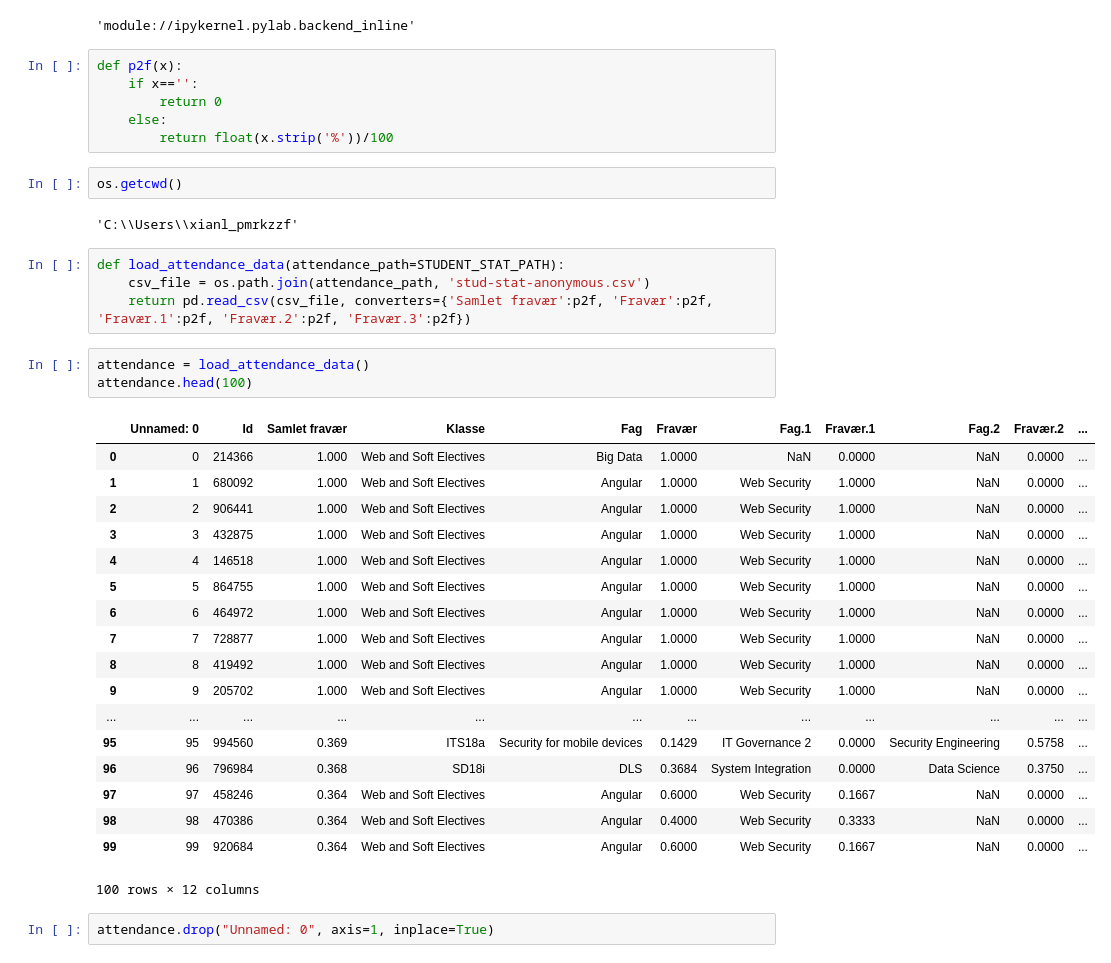
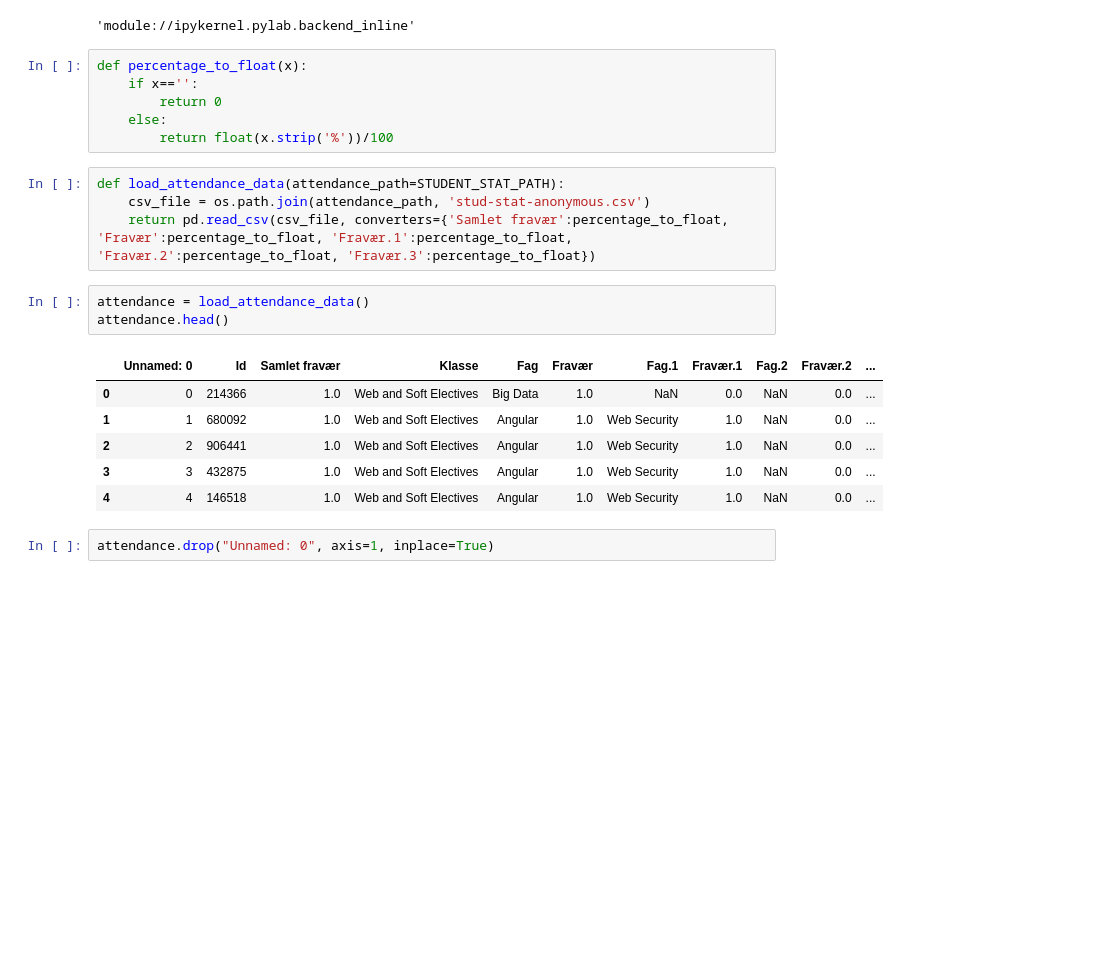
Before and after one commit to FirstPlaygroundAndThenIcecream/PBA_Semester_01, a Jupyter notebook: Data Science/Stud_Stat_k_mean.ipynb, the cells around one changed output. Drawn from its saved outputs; the diff is of its cells as text; blank space fills up the shorter version.

```diff
--- a/Data Science/Stud_Stat_k_mean.ipynb
+++ b/Data Science/Stud_Stat_k_mean.ipynb
@@ -13,40 +13,24 @@ matplotlib.get_backend()
 # %% [output]
 'module://ipykernel.pylab.backend_inline'
 # %%
-def p2f(x):
+def percentage_to_float(x):
     if x=='':
         return 0
     else:
         return float(x.strip('%'))/100
-# %%
-os.getcwd()
-# %% [output]
-'C:\\Users\\xianl_pmrkzzf'
 # %%
 def load_attendance_data(attendance_path=STUDENT_STAT_PATH):
     csv_file = os.path.join(attendance_path, 'stud-stat-anonymous.csv')
-    return pd.read_csv(csv_file, converters={'Samlet fravær':p2f, 'Fravær':p2f, 'Fravær.1':p2f, 'Fravær.2':p2f, 'Fravær.3':p2f})
+    return pd.read_csv(csv_file, converters={'Samlet fravær':percentage_to_float, 'Fravær':percentage_to_float, 'Fravær.1':percentage_to_float, 'Fravær.2':percentage_to_float, 'Fravær.3':percentage_to_float})
 # %%
 attendance = load_attendance_data()
-attendance.head(100)
+attendance.head()
 # %% [output]
 |  | Unnamed: 0 | Id | Samlet fravær | Klasse | Fag | Fravær | Fag.1 | Fravær.1 | Fag.2 | Fravær.2 | ... |
-| 0 | 0 | 214366 | 1.000 | Web and Soft Electives | Big Data | 1.0000 | NaN | 0.0000 | NaN | 0.0000 | ... |
-| 1 | 1 | 680092 | 1.000 | Web and Soft Electives | Angular | 1.0000 | Web Security | 1.0000 | NaN | 0.0000 | ... |
-| 2 | 2 | 906441 | 1.000 | Web and Soft Electives | Angular | 1.0000 | Web Security | 1.0000 | NaN | 0.0000 | ... |
-| 3 | 3 | 432875 | 1.000 | Web and Soft Electives | Angular | 1.0000 | Web Security | 1.0000 | NaN | 0.0000 | ... |
-| 4 | 4 | 146518 | 1.000 | Web and Soft Electives | Angular | 1.0000 | Web Security | 1.0000 | NaN | 0.0000 | ... |
-| 5 | 5 | 864755 | 1.000 | Web and Soft Electives | Angular | 1.0000 | Web Security | 1.0000 | NaN | 0.0000 | ... |
-| 6 | 6 | 464972 | 1.000 | Web and Soft Electives | Angular | 1.0000 | Web Security | 1.0000 | NaN | 0.0000 | ... |
-| 7 | 7 | 728877 | 1.000 | Web and Soft Electives | Angular | 1.0000 | Web Security | 1.0000 | NaN | 0.0000 | ... |
-| 8 | 8 | 419492 | 1.000 | Web and Soft Electives | Angular | 1.0000 | Web Security | 1.0000 | NaN | 0.0000 | ... |
-| 9 | 9 | 205702 | 1.000 | Web and Soft Electives | Angular | 1.0000 | Web Security | 1.0000 | NaN | 0.0000 | ... |
-| ... | ... | ... | ... | ... | ... | ... | ... | ... | ... | ... | ... |
-| 95 | 95 | 994560 | 0.369 | ITS18a | Security for mobile devices | 0.1429 | IT Governance 2 | 0.0000 | Security Engineering | 0.5758 | ... |
-| 96 | 96 | 796984 | 0.368 | SD18i | DLS | 0.3684 | System Integration | 0.0000 | Data Science | 0.3750 | ... |
-| 97 | 97 | 458246 | 0.364 | Web and Soft Electives | Angular | 0.6000 | Web Security | 0.1667 | NaN | 0.0000 | ... |
-| 98 | 98 | 470386 | 0.364 | Web and Soft Electives | Angular | 0.4000 | Web Security | 0.3333 | NaN | 0.0000 | ... |
-| 99 | 99 | 920684 | 0.364 | Web and Soft Electives | Angular | 0.6000 | Web Security | 0.1667 | NaN | 0.0000 | ... |
+| 0 | 0 | 214366 | 1.0 | Web and Soft Electives | Big Data | 1.0 | NaN | 0.0 | NaN | 0.0 | ... |
+| 1 | 1 | 680092 | 1.0 | Web and Soft Electives | Angular | 1.0 | Web Security | 1.0 | NaN | 0.0 | ... |
+| 2 | 2 | 906441 | 1.0 | Web and Soft Electives | Angular | 1.0 | Web Security | 1.0 | NaN | 0.0 | ... |
+| 3 | 3 | 432875 | 1.0 | Web and Soft Electives | Angular | 1.0 | Web Security | 1.0 | NaN | 0.0 | ... |
+| 4 | 4 | 146518 | 1.0 | Web and Soft Electives | Angular | 1.0 | Web Security | 1.0 | NaN | 0.0 | ... |
-100 rows × 12 columns
 # %%
 attendance.drop("Unnamed: 0", axis=1, inplace=True)
```
Also changed, not shown: parts of 11 cells of this notebook, 6 other files.
